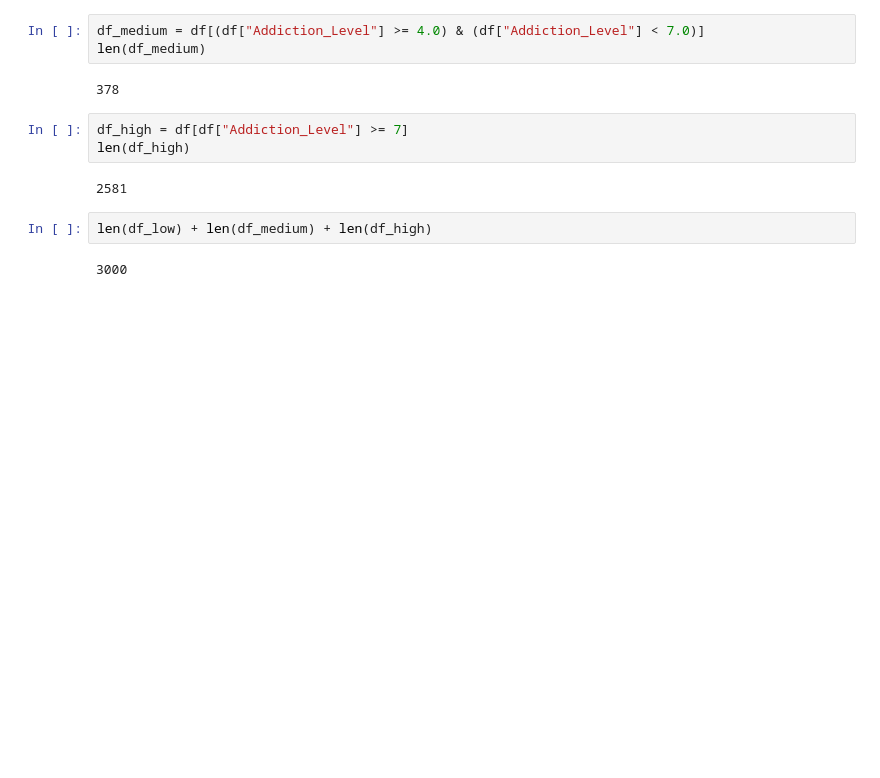
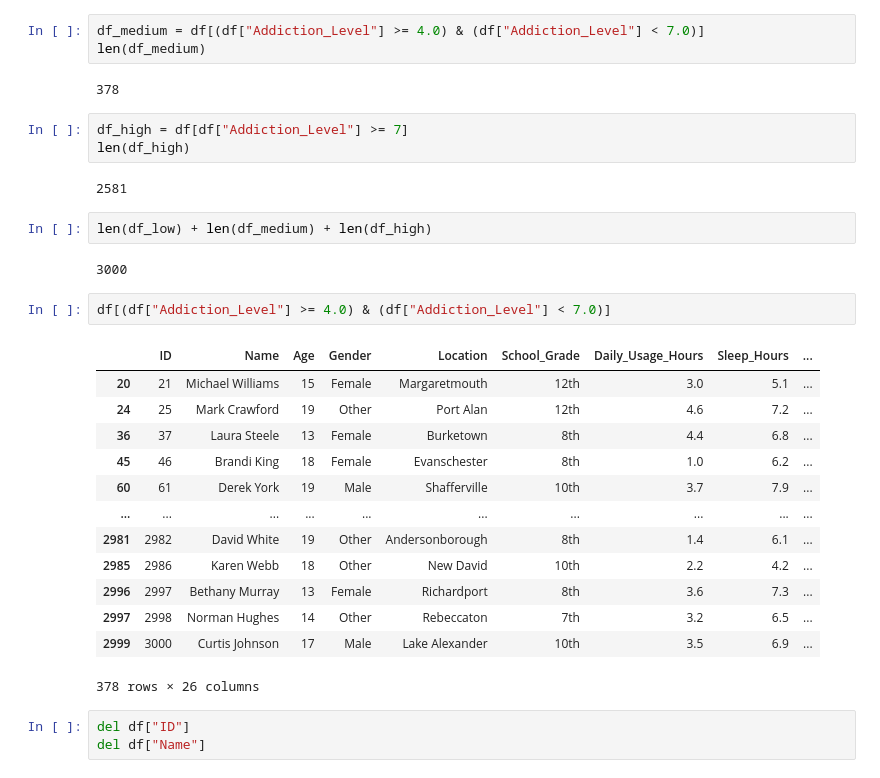
Before and after one commit to Agnes4Him/machine-learning-zoomcamp, a Jupyter notebook: midterm-project/mid-term.ipynb, the cells around one changed output. Saved outputs shown, nothing was run; the diff lists cells and outputs as text; blank space fills up the shorter version.

```diff
--- a/midterm-project/mid-term.ipynb
+++ b/midterm-project/mid-term.ipynb
@@ -111,3 +111,22 @@ len(df_high)
 len(df_low) + len(df_medium) + len(df_high)
 # %% [output]
 3000
+# %%
+df[(df["Addiction_Level"] >= 4.0) & (df["Addiction_Level"] < 7.0)]
+# %% [output]
+|  | ID | Name | Age | Gender | Location | School_Grade | Daily_Usage_Hours | Sleep_Hours | ... |
+| 20 | 21 | Michael Williams | 15 | Female | Margaretmouth | 12th | 3.0 | 5.1 | ... |
+| 24 | 25 | Mark Crawford | 19 | Other | Port Alan | 12th | 4.6 | 7.2 | ... |
+| 36 | 37 | Laura Steele | 13 | Female | Burketown | 8th | 4.4 | 6.8 | ... |
+| 45 | 46 | Brandi King | 18 | Female | Evanschester | 8th | 1.0 | 6.2 | ... |
+| 60 | 61 | Derek York | 19 | Male | Shafferville | 10th | 3.7 | 7.9 | ... |
+| ... | ... | ... | ... | ... | ... | ... | ... | ... | ... |
+| 2981 | 2982 | David White | 19 | Other | Andersonborough | 8th | 1.4 | 6.1 | ... |
+| 2985 | 2986 | Karen Webb | 18 | Other | New David | 10th | 2.2 | 4.2 | ... |
+| 2996 | 2997 | Bethany Murray | 13 | Female | Richardport | 8th | 3.6 | 7.3 | ... |
+| 2997 | 2998 | Norman Hughes | 14 | Other | Rebeccaton | 7th | 3.2 | 6.5 | ... |
+| 2999 | 3000 | Curtis Johnson | 17 | Male | Lake Alexander | 10th | 3.5 | 6.9 | ... |
+378 rows × 26 columns
+# %%
+del df["ID"]
+del df["Name"]
```
Also changed, not shown: parts of 10 cells of this notebook, 1 other file.
